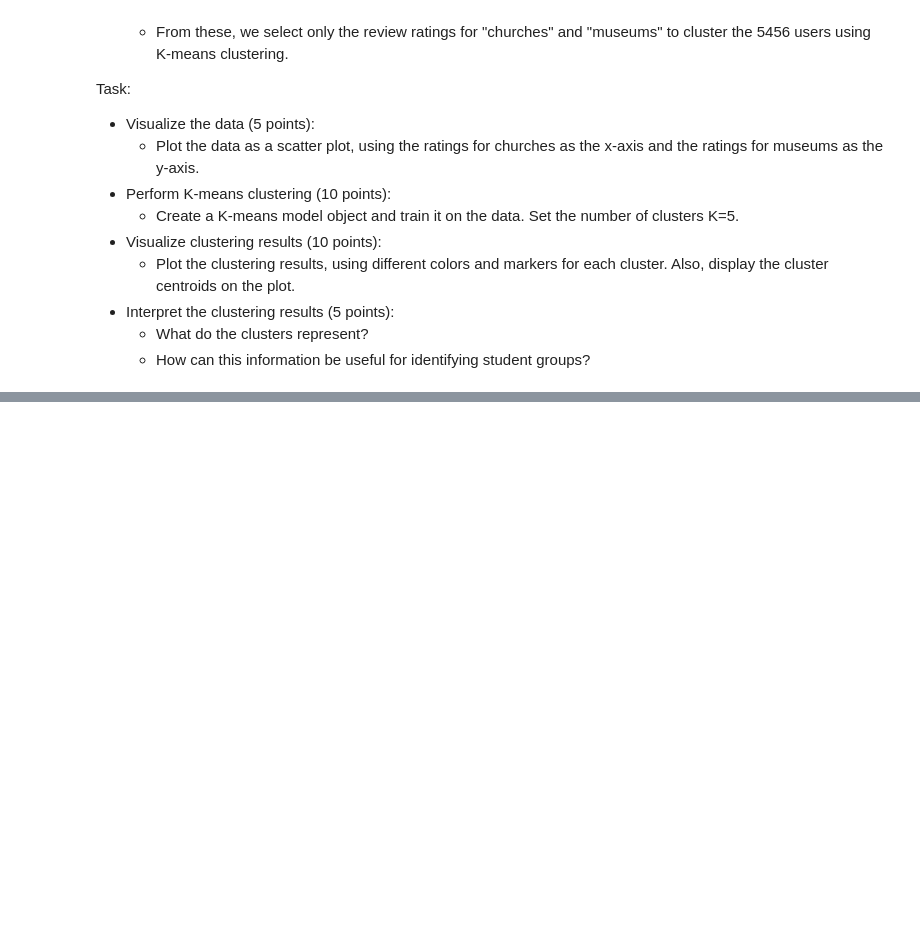
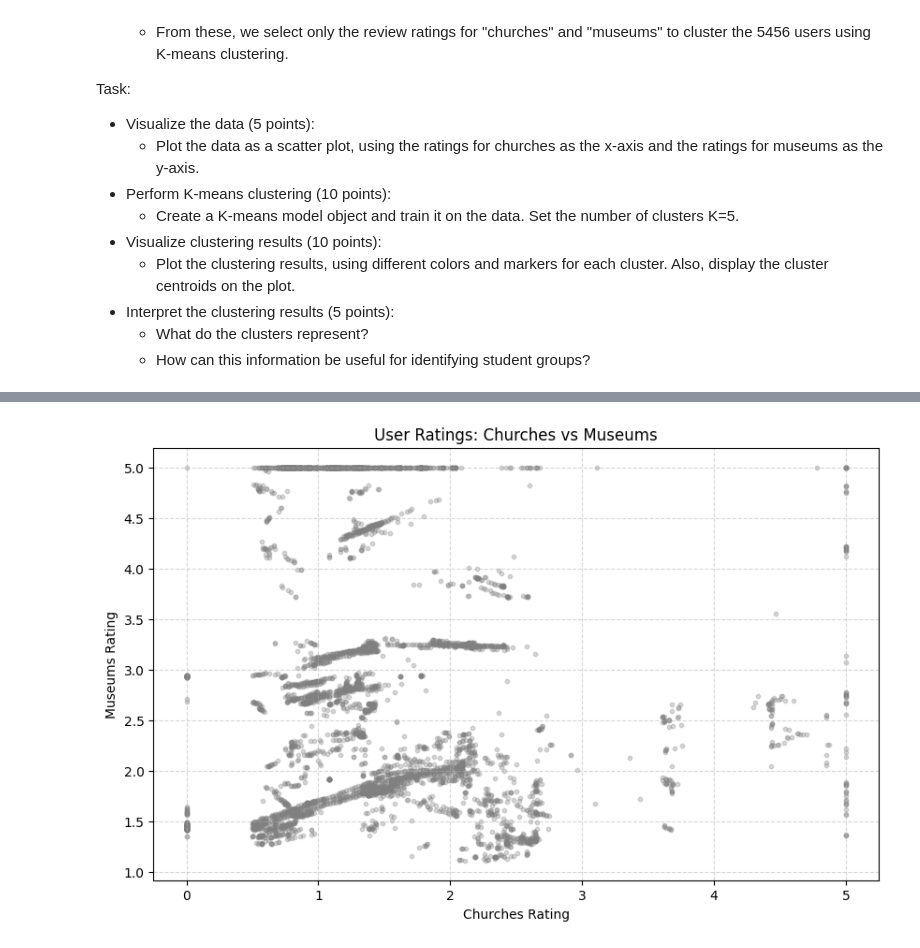
Before and after one commit to mmig01/injiph_final, a Jupyter notebook: [2025-2] NG-AIProg_final.ipynb, the cells around one changed output, grey strips where cells are left out. Saved outputs shown, nothing was run; the diff lists cells and outputs as text; code cells hidden in the pictures; blank space fills up the shorter version.

```diff
--- a/[2025-2] NG-AIProg_final.ipynb
+++ b/[2025-2] NG-AIProg_final.ipynb
@@ -160,3 +301,18 @@ df.head()
+# %%
+# TODO
+# 교회에 대한 별점을 가로축으로, 박물관에 대한 별점을 세로축으로 하여 데이터를 scatter로 시각화 하세요.
+
+X = df[['churches', 'museums']].apply(pd.to_numeric, errors='coerce').dropna()
+
+plt.figure(figsize=(10, 6))
+plt.scatter(X['churches'], X['museums'], s=10, alpha=0.3, color='gray')
+plt.title('User Ratings: Churches vs Museums')
+plt.xlabel('Churches Rating')
+plt.ylabel('Museums Rating')
+plt.grid(True, linestyle='--', alpha=0.5)
+plt.show()
+# %% [output]
+[figure, added]
 # %%
 # TODO
 # k-means 군집화를 위한 모델 객체를 생성하고, 학습을 수행하세요. cluster 개수는 5로 설정합니다.
```
Also changed, not shown: parts of 26 cells of this notebook, 2 other files.
